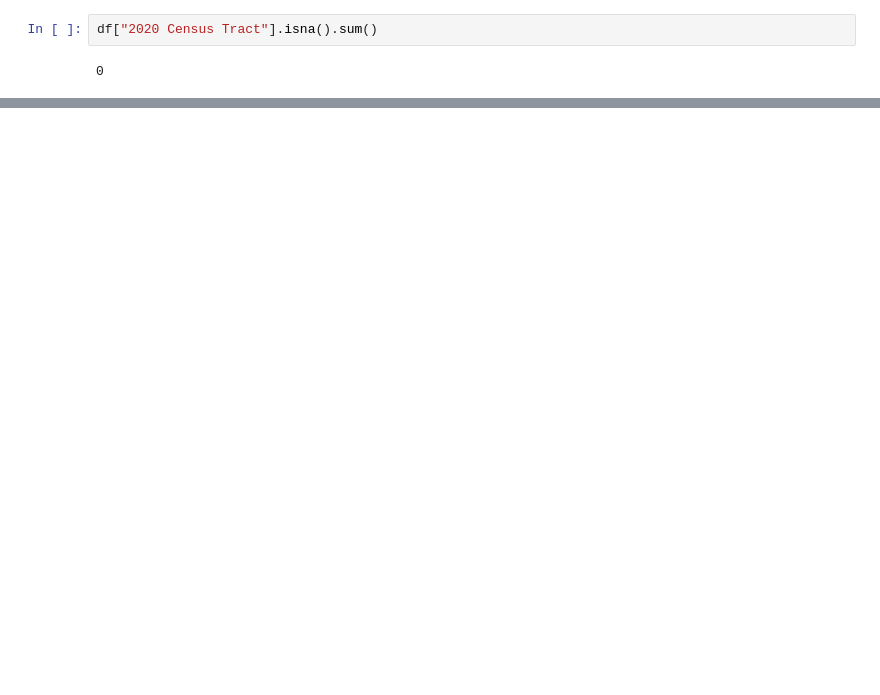
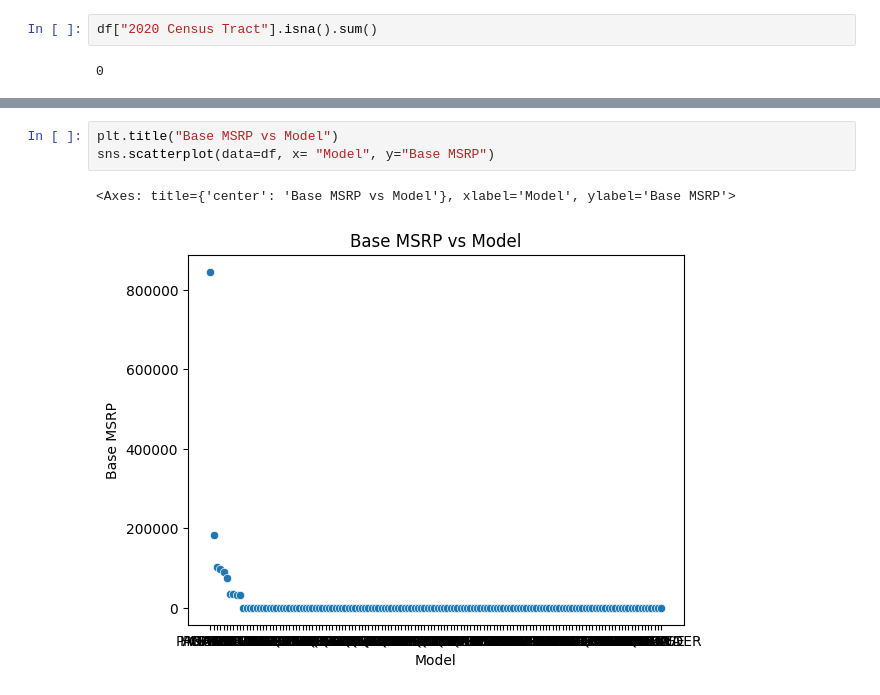
Before and after one commit to Echandler123/Data-Analysis, a Jupyter notebook: dataanalysis.ipynb, the cells around one changed output, grey strips where cells are left out. Saved outputs shown, nothing was run; the diff lists cells and outputs as text; blank space fills up the shorter version.

```diff
--- a/dataanalysis.ipynb
+++ b/dataanalysis.ipynb
@@ -76,0 +118,6 @@ sns.scatterplot(data=df, x="Model Year", y="2020 Census Tract")
+# %%
+plt.title("Base MSRP vs Model")
+sns.scatterplot(data=df, x= "Model", y="Base MSRP")
+# %% [output]
+<Axes: title={'center': 'Base MSRP vs Model'}, xlabel='Model', ylabel='Base MSRP'>
+[figure, added]
```
Also changed, not shown: parts of 21 cells of this notebook.
